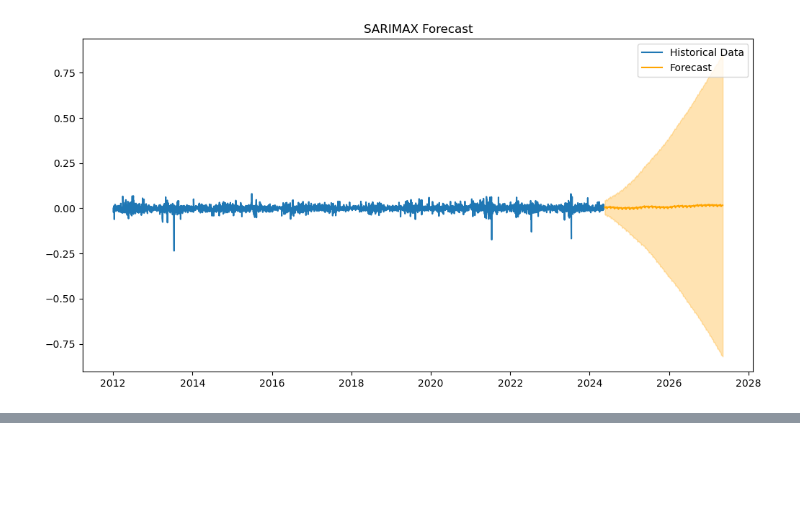
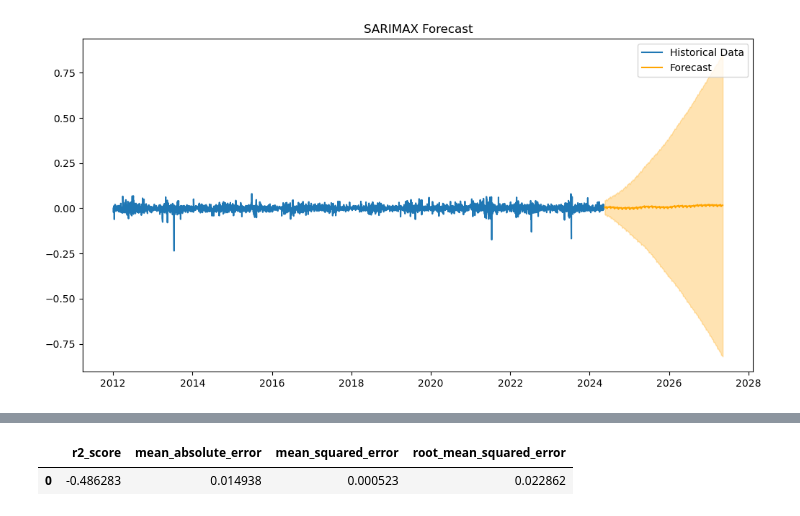
Before and after one commit to Rosma28/CA3_Strategic_Thinking, a Jupyter notebook: CA3_Capstone Project Report 2024017 Rosemary.ipynb, the cells around one changed output, grey strips where cells are left out. Cells and saved outputs as stored; diff of their text form; code cells hidden in the pictures; blank space fills up the shorter version.

```diff
--- a/CA3_Capstone Project Report 2024017 Rosemary.ipynb
+++ b/CA3_Capstone Project Report 2024017 Rosemary.ipynb
@@ -700,5 +701,7 @@ plt.show()
 # %% [output]
 [figure]
 # %%
-X= Sarima.drop(columns=['Returns'])
+# Divide into train and validation set to calculate R-squared score and mean absolute percentage error
+train = Sarima[:int(0.90 * (len(Sarima)))]
+test  = Sarima[int(0.90 * (len(Sarima))):]
 y= Sarima["Returns"]
@@ -736,0 +708,5 @@ R-squared: -0.04859176439447399
+# %%
+start = len(train)
+end   = len(train) + len(test) - 1
+predictions = best_model.predict(start = start, end = end, dynamic = False, typ = 'levels').rename('SARIMA Predictions')
+print(predictions)
@@ -736,0 +726,14 @@ R-squared: -0.04859176439447399
+# %%
+# Create a dataframe to store r2 score
+evaluation_results = pd.DataFrame({'r2_score': r2_score(test['Returns'], predictions)}, index = [0])
+
+# Add columns in the dataframe 'evaluation_results'
+evaluation_results['mean_absolute_error'] = mean_absolute_error(test['Returns'], predictions)
+evaluation_results['mean_squared_error'] = mean_squared_error(test['Returns'], predictions)
+evaluation_results['root_mean_squared_error'] = np.sqrt(mean_squared_error(test['Returns'], predictions))
+
+# Display the results
+evaluation_results
+# %% [output]
+|  | r2_score | mean_absolute_error | mean_squared_error | root_mean_squared_error |
+| 0 | -0.486283 | 0.014938 | 0.000523 | 0.022862 |
```
Also changed, not shown: parts of 18 cells of this notebook.
